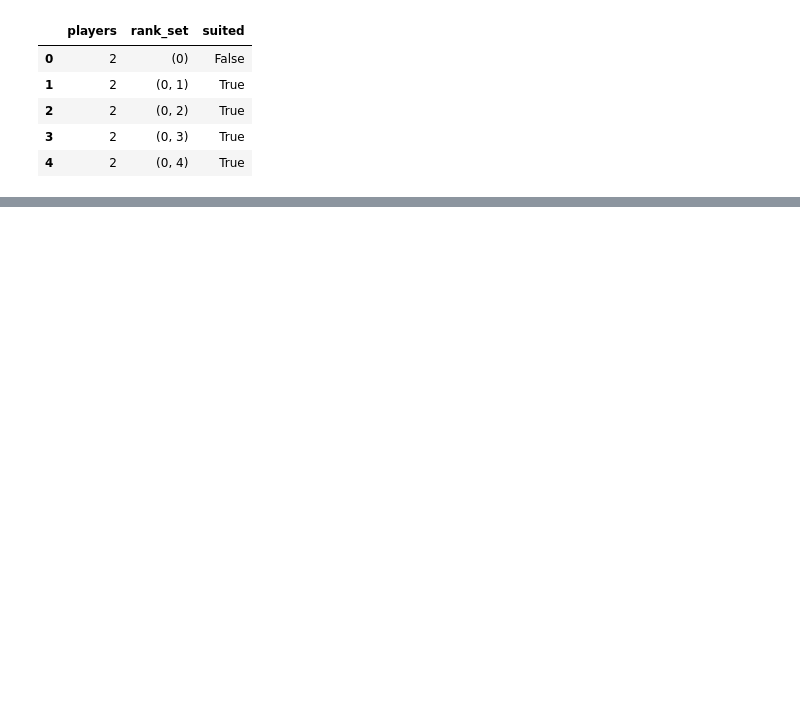
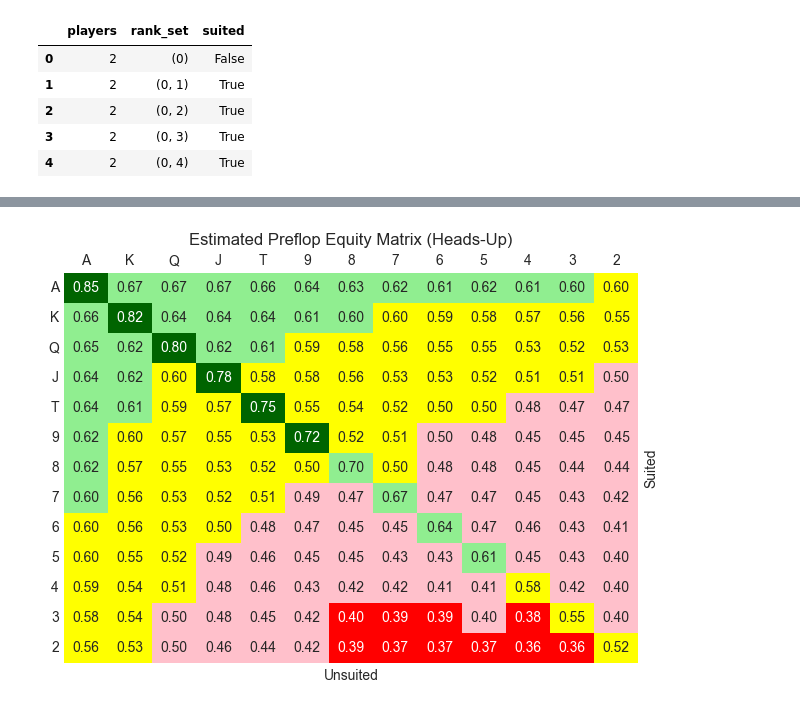
Before and after one commit to bnies1017/PokerDataScience, a Jupyter notebook: notebooks/02_monte_carlo_equity.ipynb, the cells around one changed output, grey strips where cells are left out. Cells and saved outputs as stored; diff of their text form; code cells hidden in the pictures; blank space fills up the shorter version.

Commit message:
estimated preflop equities accurately for heads-up data

```diff
--- a/notebooks/02_monte_carlo_equity.ipynb
+++ b/notebooks/02_monte_carlo_equity.ipynb
@@ -83,0 +120,12 @@ memory usage: 281.5+ MB
+# %%
+# aggregate to get total wins and total hands for each condition
+preflop_equity = preflop_hands.groupby(
+    ['players', 'rank_set', 'suited']
+).agg(
+    total_wins=('wins', 'sum'),
+    total_hands=('total_hands', 'sum'),
+).reset_index()
+# compute win frequency
+preflop_equity['win_freq'] = preflop_equity['total_wins'] / preflop_equity['total_hands']
+# preview data
+preflop_equity.head()
@@ -83,0 +145,58 @@ memory usage: 281.5+ MB
+# %%
+import matplotlib.pyplot as plt
+import seaborn as sns
+from matplotlib.colors import ListedColormap, BoundaryNorm
+
+preflop_equity_matrix = np.zeros((13, 13)) # heads-up equity matrix 13x13 ranks (2 to A)
+
+for r1 in range(13):
+    for r2 in range(13):
+        suited = r1 > r2
+        rank_set = frozenset([r1, r2])
+        row = preflop_equity[
+            (preflop_equity['players'] == 2) &
+            (preflop_equity['rank_set'] == rank_set) &
+            (preflop_equity['suited'] == suited)
+        ]
+        preflop_equity_matrix[r1, r2] = row['win_freq'].values[0]
+
+
+preflop_equity_matrix = np.rot90(preflop_equity_matrix, 2)
+
+labels = ['A', 'K', 'Q', 'J', 'T', '9', '8', '7', '6', '5', '4', '3', '2']
+
+bins = [0, 0.4, 0.5, 0.6, 0.7, 1]
+colors = ['red', 'pink', 'yellow', 'lightgreen', 'darkgreen']  # use hex for light pink
+cmap = ListedColormap(colors)
+norm = BoundaryNorm(bins, cmap.N)
+
+fig, ax = plt.subplots()
+sns.heatmap(
+    preflop_equity_matrix,
+    annot=True,
+    fmt=".2f",
+    cmap=cmap,
+    norm=norm,
+    xticklabels=labels,
+    yticklabels=labels,
+    cbar=False,
+    ax=ax
+)
+ax.xaxis.set_ticks_position('top')
+ax.xaxis.set_label_position('top')
+ax.set_xlabel("Unsuited")
+ax.xaxis.set_label_position('bottom')
+ax.set_ylabel("Suited")
+ax.yaxis.set_label_position('right')
+plt.yticks(rotation=0),
+linecolor='white',
+linewidth=1,
+ax.tick_params(axis='both', length=0)  # removes tick lines
+
+plt.title("Estimated Preflop Equity Matrix (Heads-Up)", pad=20)
+
+plt.tight_layout()
+plt.savefig('../figures/preflop_equity_matrix.png')
+plt.show()
+# %% [output]
+[figure, added]
```
Also changed, not shown: parts of 12 cells of this notebook.
